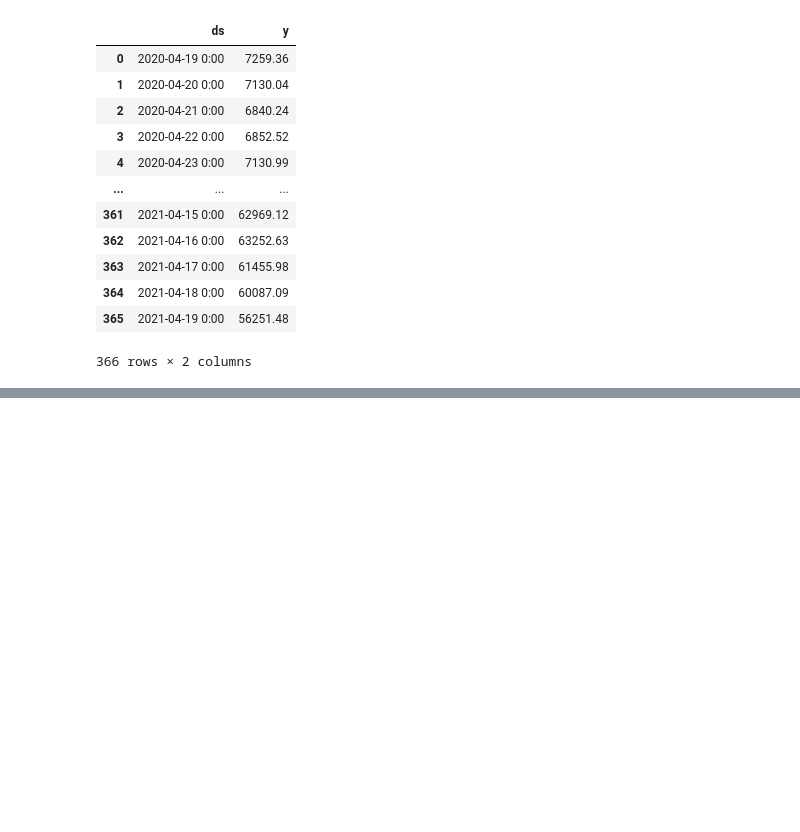
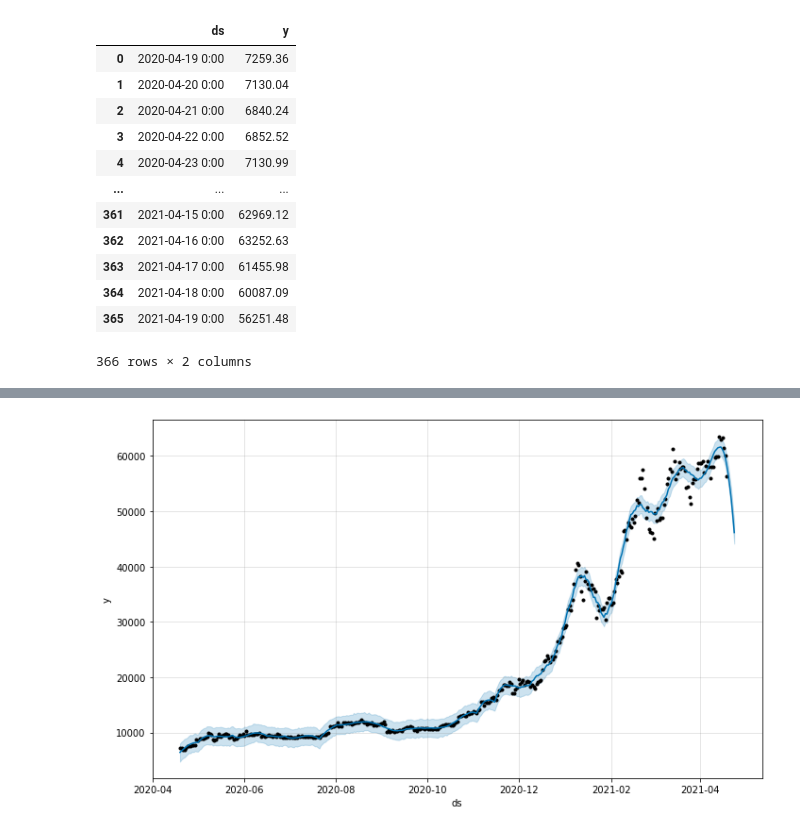
Before and after one commit to Unfinishedgod/python_exam_2, a Jupyter notebook: chapter_3_2_bitcoin_analysis.ipynb, the cells around one changed output, grey strips where cells are left out. Cells and saved outputs as stored; diff of their text form; code cells hidden in the pictures; blank space fills up the shorter version.

Commit message:
3-2 bitcoin

```diff
--- a/chapter_3_2_bitcoin_analysis.ipynb
+++ b/chapter_3_2_bitcoin_analysis.ipynb
@@ -255,5 +264,7 @@ prophet = Prophet(seasonality_mode = 'multiplicative',
                  daily_seasonality=True,
                  changepoint_prior_scale=0.5)
 
-# prophet.fit(bitcoin_df)
+prophet.fit(bitcoin_df)
+
+# prophet = Prophet()
 # %% [output]
@@ -266,0 +283,4 @@ Exception: Model has not been fit.
+# %%
+fig1 = prophet.plot(forecast_data)
+# %% [output]
+[figure, added]
```
Also changed, not shown: parts of 6 cells of this notebook.
